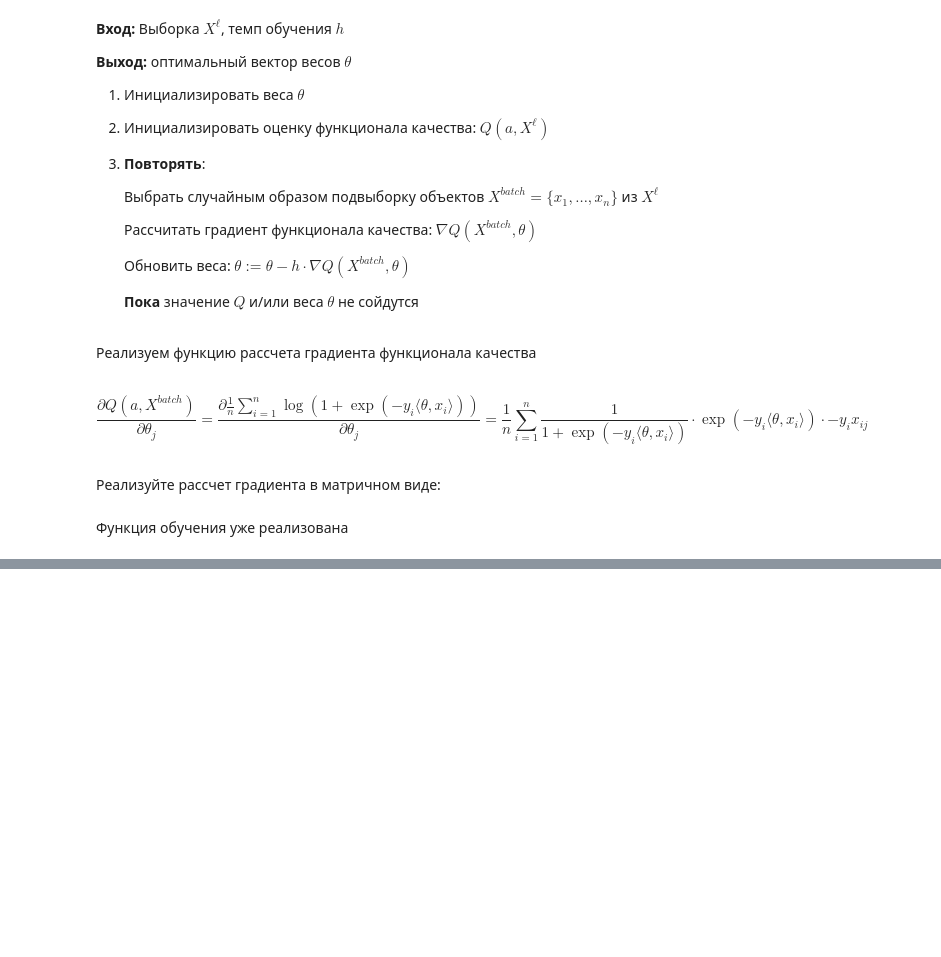
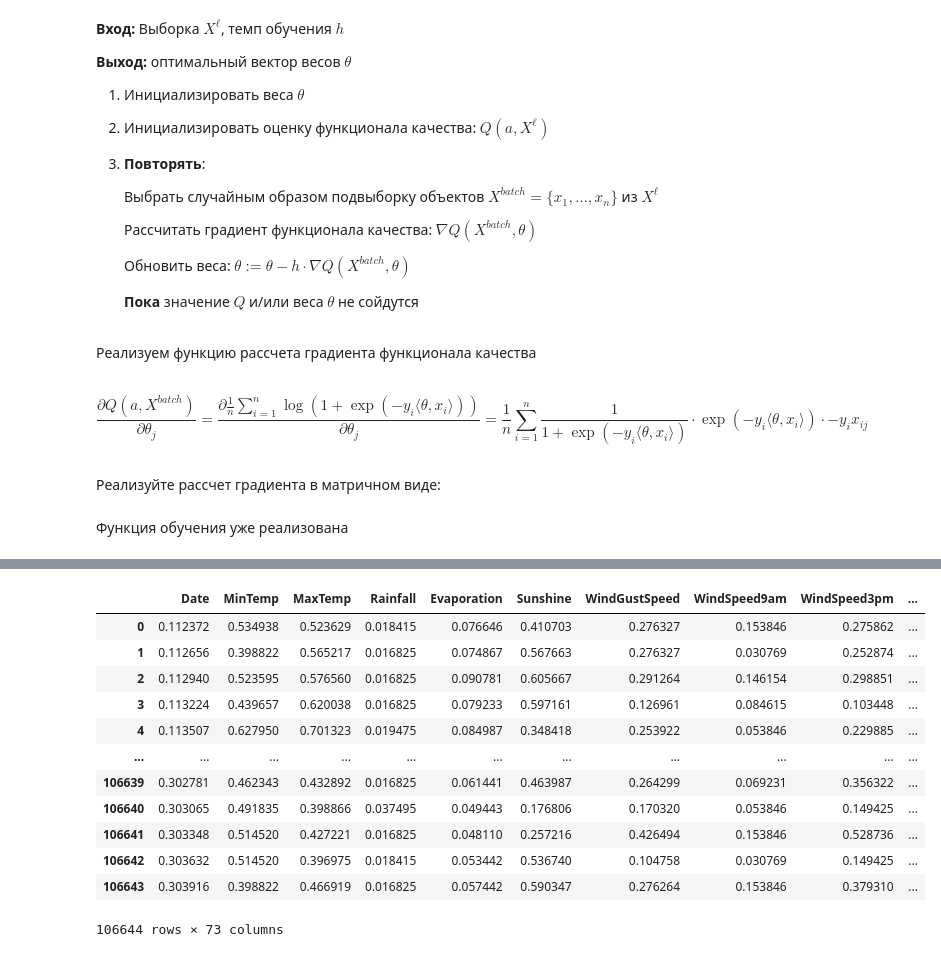
Before and after one commit to Dok-tor/technopark, a Jupyter notebook: ML/DZ2/HW2.ipynb, the cells around one changed output, grey strips where cells are left out. Drawn from its saved outputs; the diff is of its cells as text; code cells hidden in the pictures; blank space fills up the shorter version.

```diff
--- a/ML/DZ2/HW2.ipynb
+++ b/ML/DZ2/HW2.ipynb
@@ -290,0 +427,28 @@ y_pred = binary_class_prediction(optimal_theta, X)
+# %%
+def encode_location(train_df, test_df):
+    # Объединение обучающего и тестового наборов данных для обучения OneHotEncoder
+    combined_df = pd.concat([train_df, test_df], ignore_index=True)
+
+    # Применение One Hot Encoding к колонке 'Location'
+    encoder = OneHotEncoder(sparse=False, handle_unknown='ignore')
+    location_encoded = encoder.fit_transform(combined_df[['Location']])
+
+    location_df = pd.DataFrame(location_encoded, columns=encoder.get_feature_names_out(['Location']))
+
+    combined_df = pd.concat([combined_df.drop(columns=['Location']), location_df], axis=1)
+
+    # Разделение обратно на обучающий и тестовый наборы данных
+    train_df_transformed = combined_df.iloc[:len(train_df), :].reset_index(drop=True)
+    test_df_transformed = combined_df.iloc[len(train_df):, :].reset_index(drop=True)
+
+    return train_df_transformed, test_df_transformed
+# %%
+def prepare_data(X_train, X_test):
+    X_train = transform_dataframe(X_train)
+    X_test = transform_dataframe(X_test)
+    X_train, X_test = encode_location(X_train, X_test)
+    X_train = normalize_dataframe(X_train)
+    X_test = normalize_dataframe(X_test)
+    return X_train, X_test
+# %%
+X_train, X_test, Y_train, Y_test = train_test_split(X, y, test_size=0.25, shuffle=False)
@@ -290,0 +472,2 @@ y_pred = binary_class_prediction(optimal_theta, X)
+# %%
+X_train, X_test = prepare_data(X_train, X_test)
@@ -290,0 +481,16 @@ y_pred = binary_class_prediction(optimal_theta, X)
+# %%
+X_train
+# %% [output]
+|  | Date | MinTemp | MaxTemp | Rainfall | Evaporation | Sunshine | WindGustSpeed | WindSpeed9am | WindSpeed3pm | ... |
+| 0 | 0.112372 | 0.534938 | 0.523629 | 0.018415 | 0.076646 | 0.410703 | 0.276327 | 0.153846 | 0.275862 | ... |
+| 1 | 0.112656 | 0.398822 | 0.565217 | 0.016825 | 0.074867 | 0.567663 | 0.276327 | 0.030769 | 0.252874 | ... |
+| 2 | 0.112940 | 0.523595 | 0.576560 | 0.016825 | 0.090781 | 0.605667 | 0.291264 | 0.146154 | 0.298851 | ... |
+| 3 | 0.113224 | 0.439657 | 0.620038 | 0.016825 | 0.079233 | 0.597161 | 0.126961 | 0.084615 | 0.103448 | ... |
+| 4 | 0.113507 | 0.627950 | 0.701323 | 0.019475 | 0.084987 | 0.348418 | 0.253922 | 0.053846 | 0.229885 | ... |
+| ... | ... | ... | ... | ... | ... | ... | ... | ... | ... | ... |
+| 106639 | 0.302781 | 0.462343 | 0.432892 | 0.016825 | 0.061441 | 0.463987 | 0.264299 | 0.069231 | 0.356322 | ... |
+| 106640 | 0.303065 | 0.491835 | 0.398866 | 0.037495 | 0.049443 | 0.176806 | 0.170320 | 0.053846 | 0.149425 | ... |
+| 106641 | 0.303348 | 0.514520 | 0.427221 | 0.016825 | 0.048110 | 0.257216 | 0.426494 | 0.153846 | 0.528736 | ... |
+| 106642 | 0.303632 | 0.514520 | 0.396975 | 0.018415 | 0.053442 | 0.536740 | 0.104758 | 0.030769 | 0.149425 | ... |
+| 106643 | 0.303916 | 0.398822 | 0.466919 | 0.016825 | 0.057442 | 0.590347 | 0.276264 | 0.153846 | 0.379310 | ... |
+106644 rows × 73 columns
```
Also changed, not shown: parts of 31 cells of this notebook, 8 other files.
